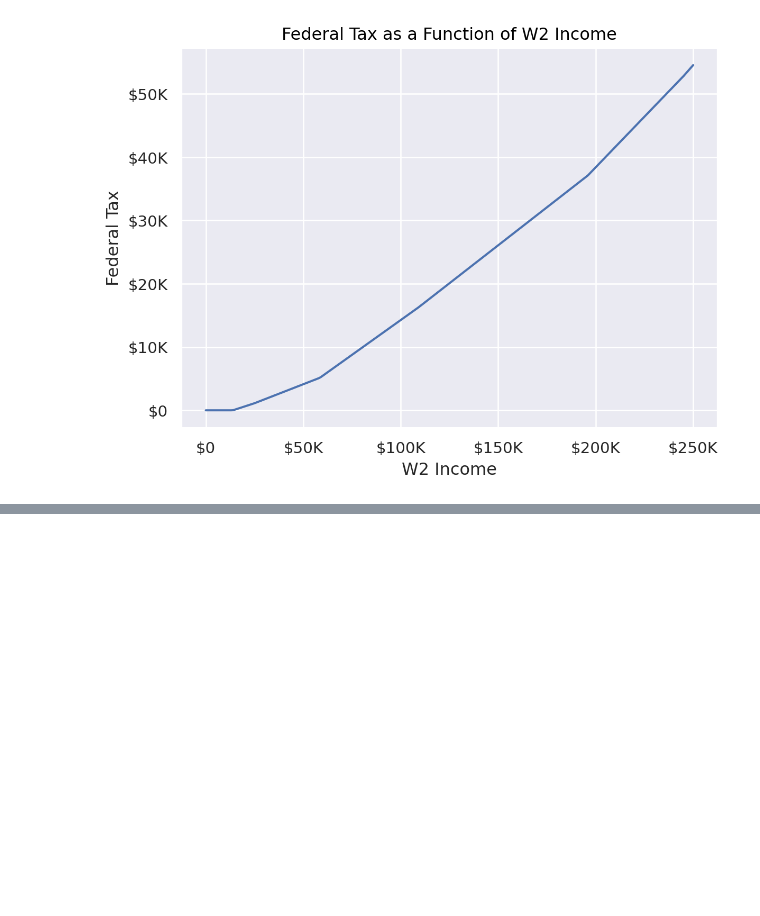
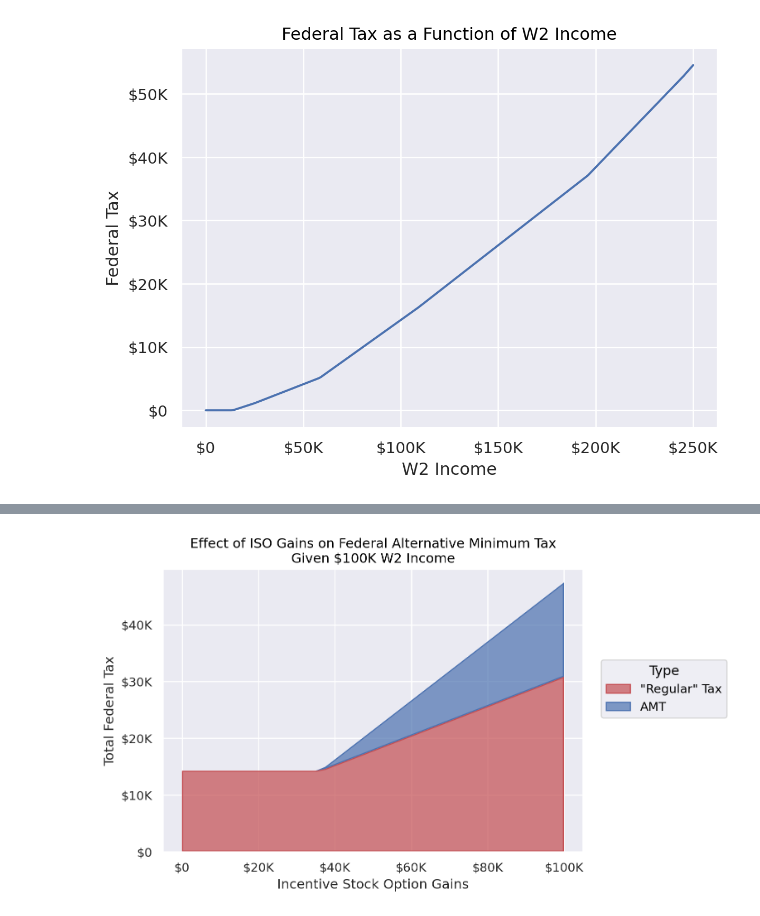
Before and after one commit to mmacpherson/tenforty, a Jupyter notebook: notebooks/generate_README_example_plots.ipynb, the cells around one changed output, grey strips where cells are left out. Saved outputs shown, nothing was run; the diff lists cells and outputs as text; code cells hidden in the pictures; blank space fills up the shorter version.

```diff
--- a/notebooks/generate_README_example_plots.ipynb
+++ b/notebooks/generate_README_example_plots.ipynb
@@ -165,32 +171,37 @@ save_seaborn_objects_plot(p, "../images/example3.svg")
 # %%
 df = (
     tenforty.evaluate_returns(
         w2_income=100_000, incentive_stock_option_gains=list(range(0, 100_001, 2500))
-    )[["incentive_stock_option_gains", "federal_total_tax", "federal_amt"]]
-    .melt(id_vars="incentive_stock_option_gains", var_name="Type", value_name="tax")
-    .assign(
-        Type=lambda x: x["Type"].replace(
+    )
+    .select(["incentive_stock_option_gains", "federal_total_tax", "federal_amt"])
+    .unpivot(
+        index="incentive_stock_option_gains", variable_name="Type", value_name="tax"
+    )
+    .with_columns(
+        pl.col("Type").replace(
             {"federal_amt": "AMT", "federal_total_tax": '"Regular" Tax'}
         )
     )
 )
 
 p = (
     so.Plot(df, x="incentive_stock_option_gains", y="tax", color="Type")
     .add(so.Area(alpha=0.7), so.Stack())
     .scale(
         x=so.Continuous().label(like=currency_formatter),
         y=so.Continuous().label(like=currency_formatter),
         color=["#C44E52", "#4C72B0"],
     )
     .label(
         x="Incentive Stock Option Gains",
         y="Total Federal Tax",
         title="Effect of ISO Gains on Federal Alternative Minimum Tax\nGiven $100K W2 Income",
     )
 )
 
 p
 
 
 save_seaborn_objects_plot(p, "../images/example4.svg")
+# %% [output]
+[figure, added]
```
Also changed, not shown: parts of 4 cells of this notebook, 8 other files.
